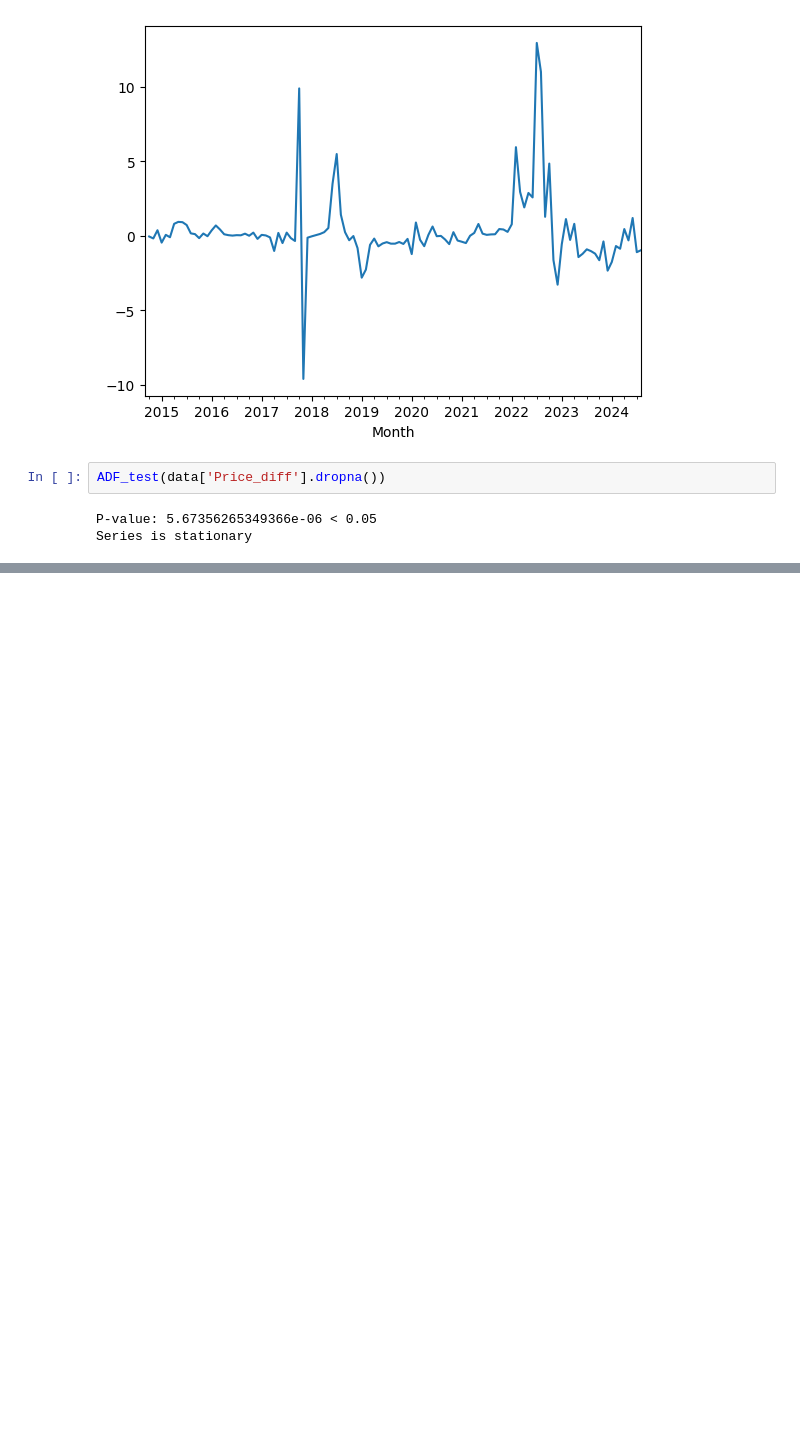
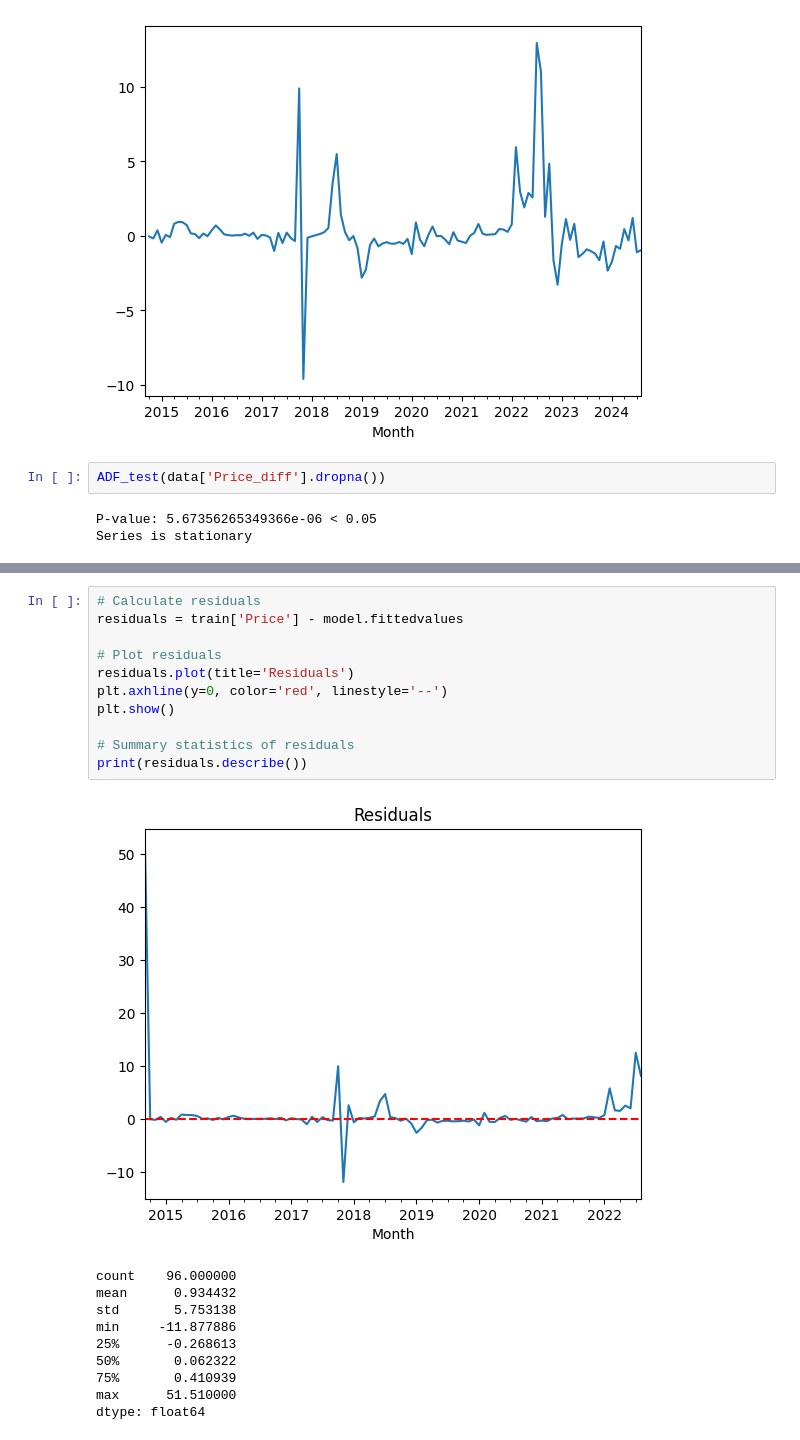
Before and after one commit to LeinnarF/Math_Modeling_Research_ARIMAX, a Jupyter notebook: MathModel.ipynb, the cells around one changed output, grey strips where cells are left out. Cells and saved outputs as stored; diff of their text form; blank space fills up the shorter version.

```diff
--- a/MathModel.ipynb
+++ b/MathModel.ipynb
@@ -99,0 +222,22 @@ Series is stationary
+# %%
+# Calculate residuals
+residuals = train['Price'] - model.fittedvalues
+
+# Plot residuals
+residuals.plot(title='Residuals')
+plt.axhline(y=0, color='red', linestyle='--')
+plt.show()
+
+# Summary statistics of residuals
+print(residuals.describe())
+# %% [output]
+[figure, added]
+count    96.000000
+mean      0.934432
+std       5.753138
+min     -11.877886
+25%      -0.268613
+50%       0.062322
+75%       0.410939
+max      51.510000
+dtype: float64
```
Also changed, not shown: parts of 14 cells of this notebook, 5 other files.
